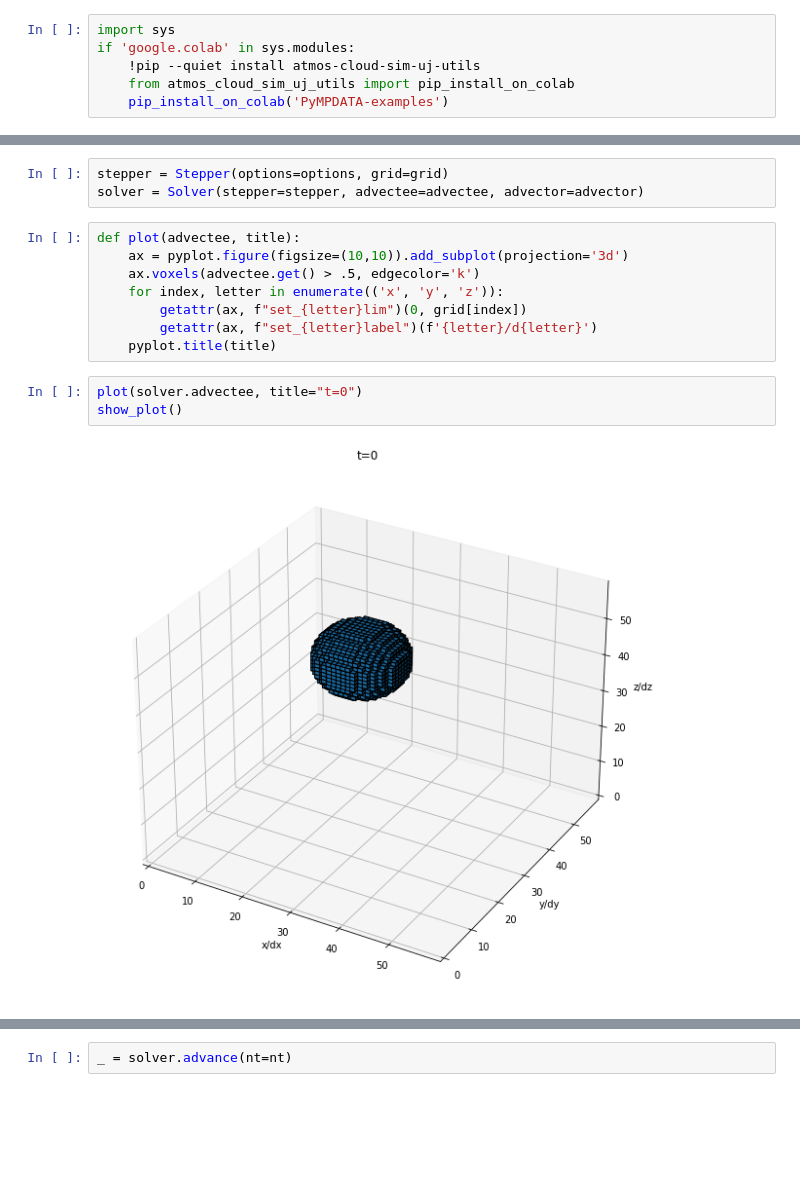
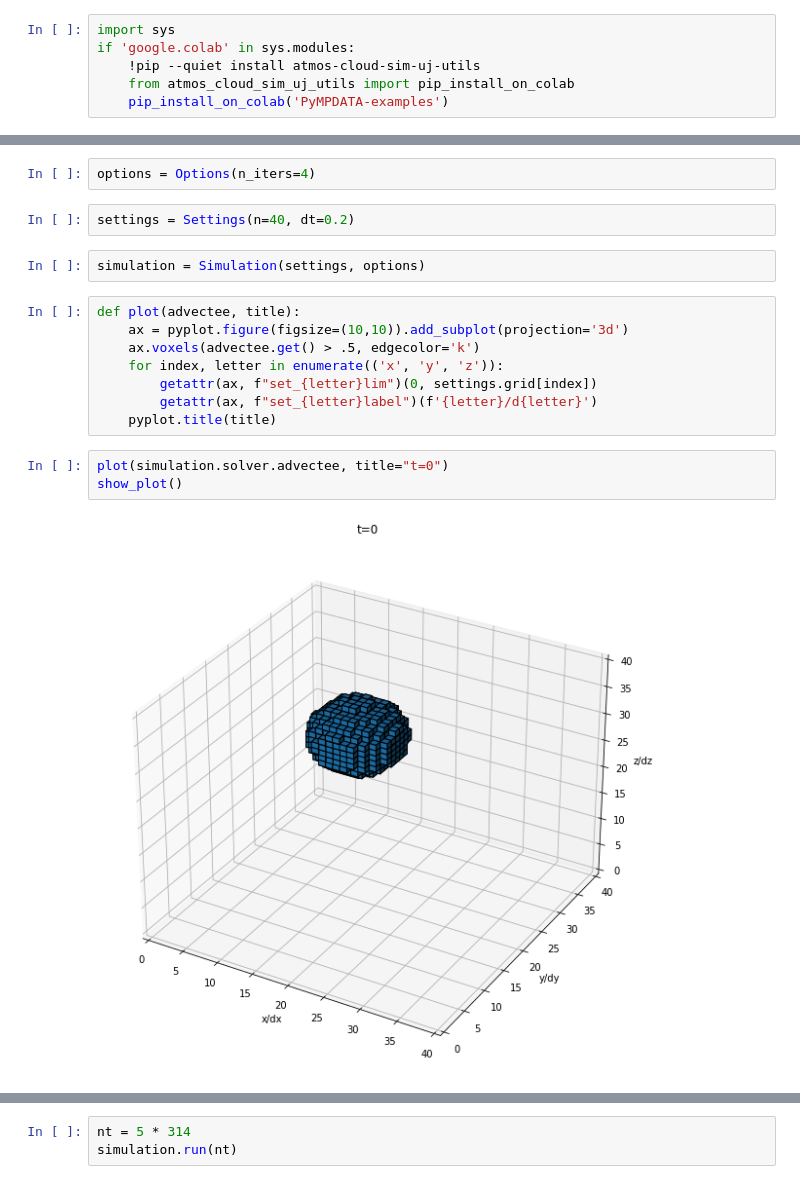
Before and after one commit to slayoo/PyMPDATA-examples, a Jupyter notebook: PyMPDATA_examples/Smolarkiewicz_1984/figs_13-14.ipynb, the cells around one changed output, grey strips where cells are left out. Saved outputs shown, nothing was run; the diff lists cells and outputs as text; blank space fills up the shorter version.

```diff
--- a/PyMPDATA_examples/Smolarkiewicz_1984/figs_13-14.ipynb
+++ b/PyMPDATA_examples/Smolarkiewicz_1984/figs_13-14.ipynb
@@ -75,20 +21,24 @@ advector = VectorField(
-# %%
-stepper = Stepper(options=options, grid=grid)
-solver = Solver(stepper=stepper, advectee=advectee, advector=advector)
+# %%
+options = Options(n_iters=4)
+# %%
+settings = Settings(n=40, dt=0.2)
+# %%
+simulation = Simulation(settings, options)
 # %%
 def plot(advectee, title):
     ax = pyplot.figure(figsize=(10,10)).add_subplot(projection='3d')
     ax.voxels(advectee.get() > .5, edgecolor='k')
     for index, letter in enumerate(('x', 'y', 'z')):
-        getattr(ax, f"set_{letter}lim")(0, grid[index])
+        getattr(ax, f"set_{letter}lim")(0, settings.grid[index])
         getattr(ax, f"set_{letter}label")(f'{letter}/d{letter}')
     pyplot.title(title)
 # %%
-plot(solver.advectee, title="t=0")
+plot(simulation.solver.advectee, title="t=0")
 show_plot()
 # %% [output]
-[figure, old version]
+[figure, new version]
 [interactive output not drawn]
-# %%
-_ = solver.advance(nt=nt)
+# %%
+nt = 5 * 314
+simulation.run(nt)
 # %%
```
Also changed, not shown: parts of 6 cells of this notebook, 4 other files.
